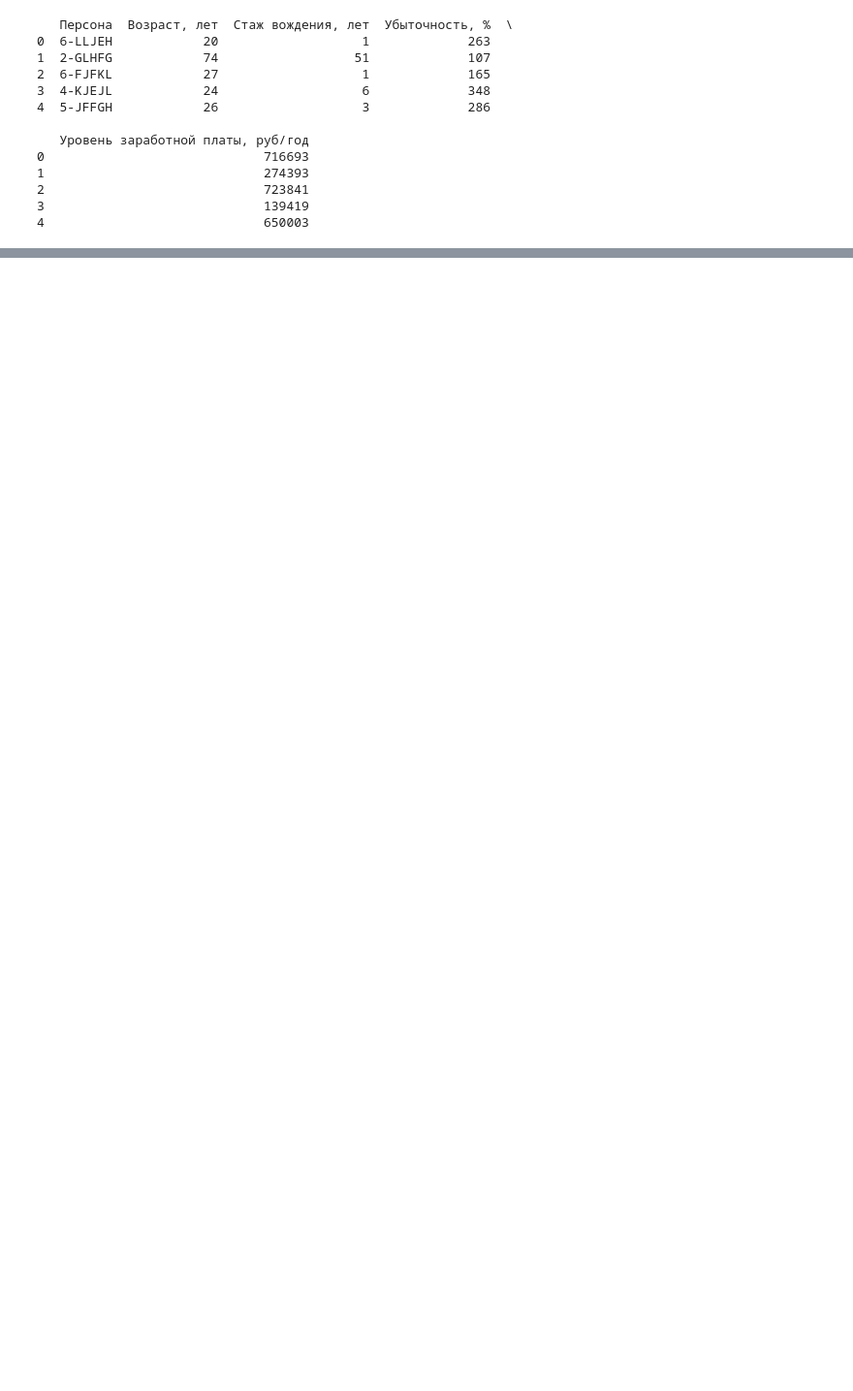
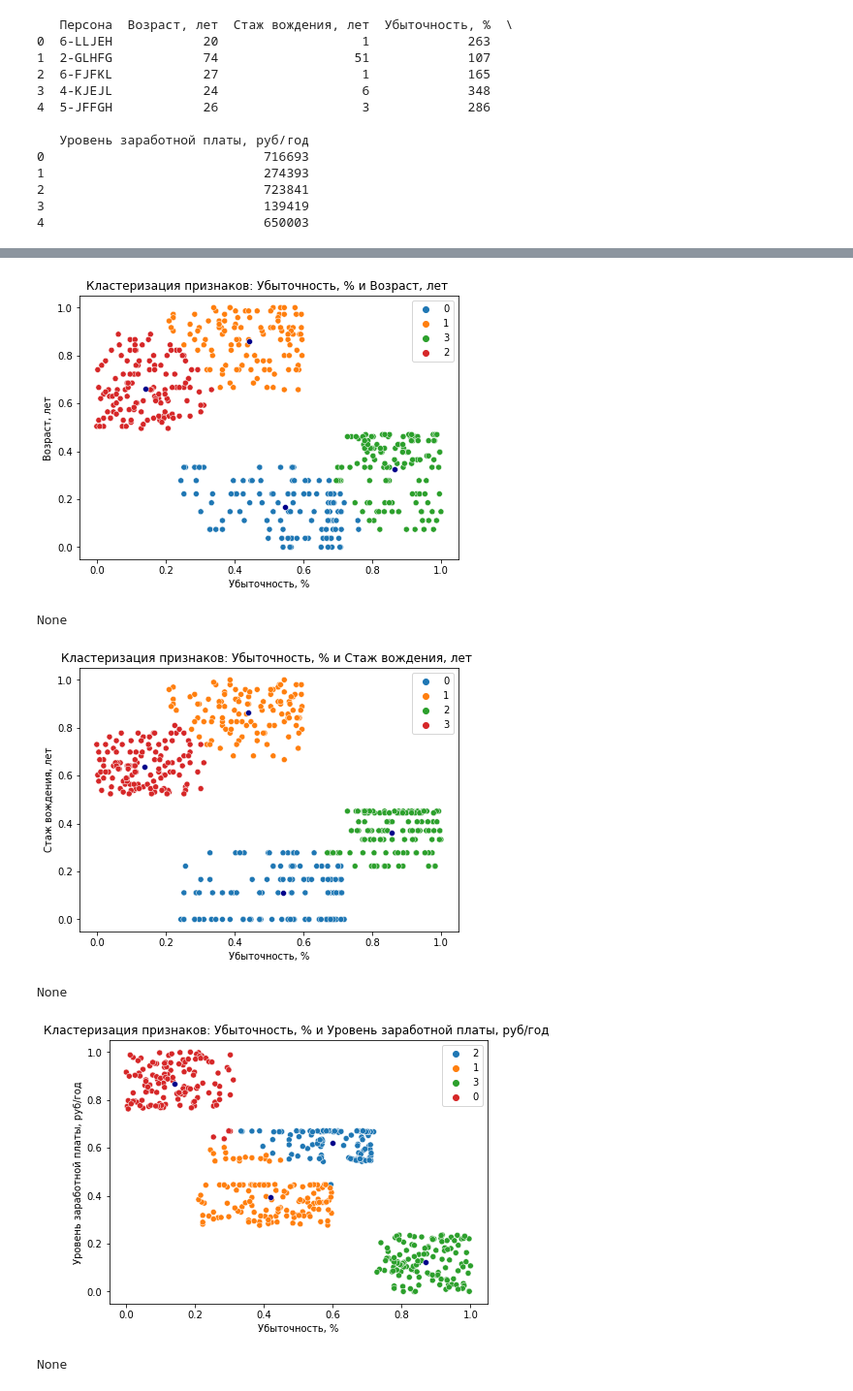
Before and after one commit to Malinariy/clustering_task, a Jupyter notebook: KMEANS_MODEL(шкалировано).ipynb, the cells around one changed output, grey strips where cells are left out. Shown at 97% size. Saved outputs shown, nothing was run; the diff lists cells and outputs as text; code cells hidden in the pictures; blank space fills up the shorter version.

```diff
--- a/KMEANS_MODEL(шкалировано).ipynb
+++ b/KMEANS_MODEL(шкалировано).ipynb
@@ -78,0 +51,29 @@ x = df_k[['Убыточность, %', 'Уровень заработной пл
+# %%
+def cluster_plot(column_name):
+    fig, ax = plt.subplots(figsize=(7, 5))
+
+    kmeans = KMeans(n_clusters=4, init='k-means++')
+    kmeans.fit(df_k[['Убыточность, %', column_name]]) # тренирую модель
+
+    y_kmeans = kmeans.predict(df_k[['Убыточность, %', column_name]]) # предсказываем классы
+
+    df_k['labels'] = kmeans.labels_.astype(str) # добав. в данные указание на классы для каждого наблюдения
+
+    sns.scatterplot(x = df_k['Убыточность, %'], y = df_k[column_name], data=df_k, hue=df_k['labels']) # строю график с классами
+
+    centers = kmeans.cluster_centers_
+    sns.scatterplot(x = centers[:, 0], y = centers[:, 1], color='darkblue') # добавляю на график центроиды
+
+    plt.title('Кластеризация признаков: Убыточность, % и {} '.format(column_name))
+    plt.show()
+
+
+for i in  ('Возраст, лет', 'Стаж вождения, лет', 'Уровень заработной платы, руб/год'):
+    print(cluster_plot(i))
+# %% [output]
+[figure, added]
+None
+[figure, added]
+None
+[figure, added]
+None
```
Also changed, not shown: parts of 28 cells of this notebook, 1 other file.
